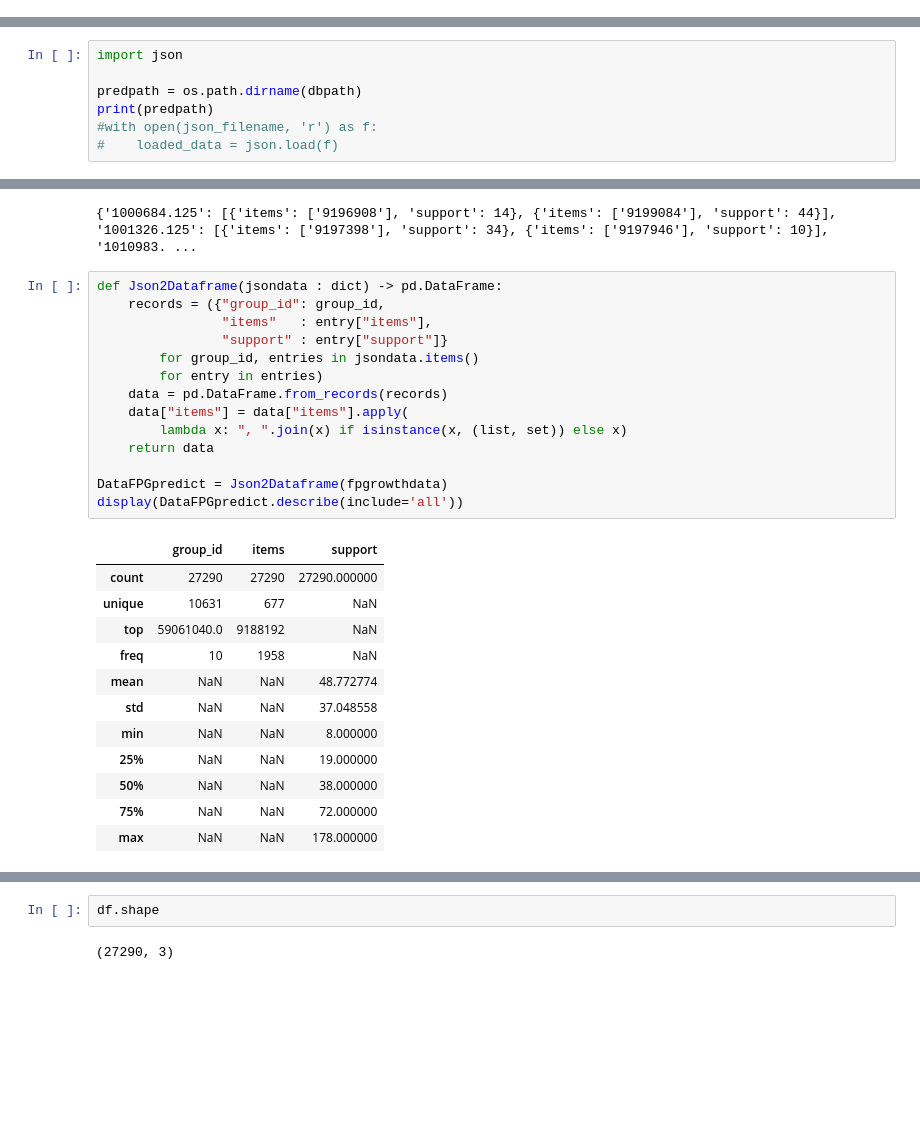
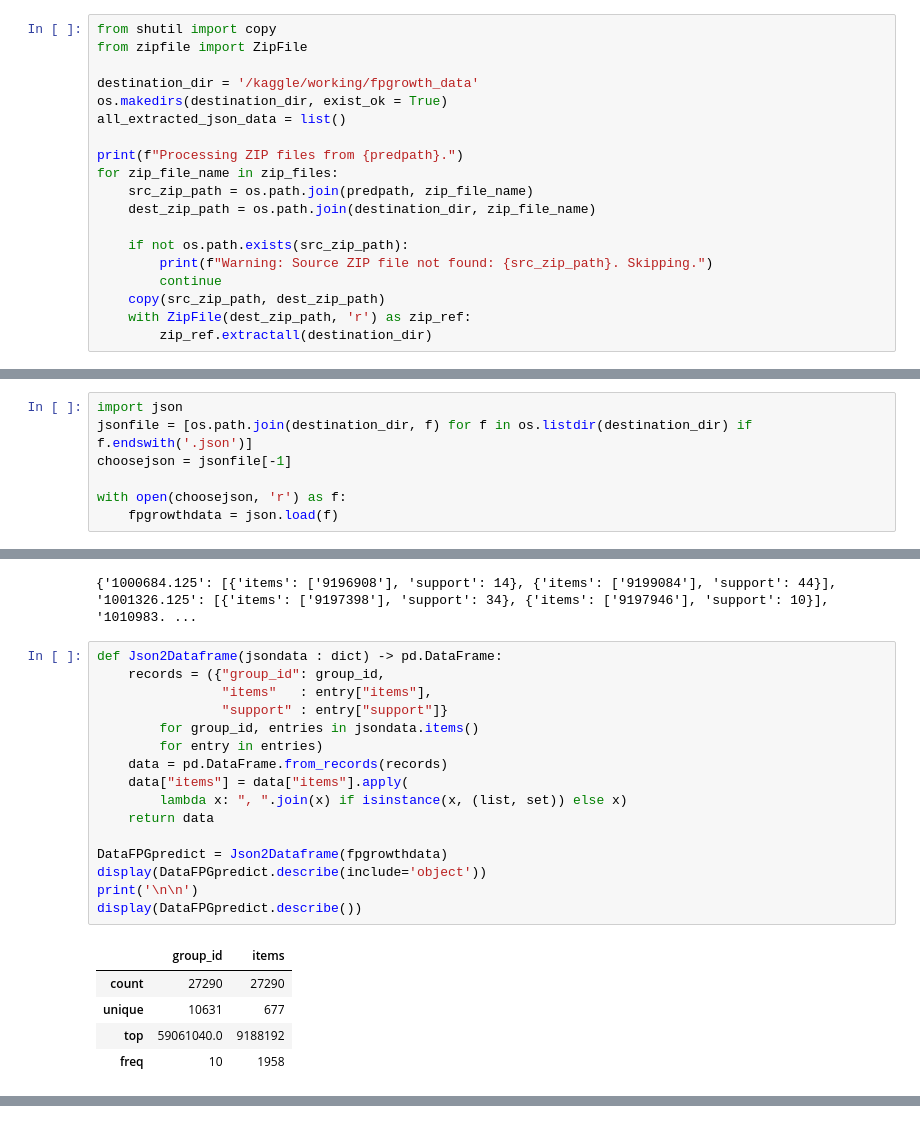
Before and after one commit to masterofray/cooprec_ml-analytics, a Jupyter notebook: notebooks/RC09_FPGrowth_Colaborative_Filtering_part02.ipynb, the cells around one changed output, grey strips where cells are left out. Cells and saved outputs as stored; diff of their text form; blank space fills up the shorter version.

```diff
--- a/notebooks/RC09_FPGrowth_Colaborative_Filtering_part02.ipynb
+++ b/notebooks/RC09_FPGrowth_Colaborative_Filtering_part02.ipynb
@@ -349,0 +399,19 @@ mas_train = db.query('SELECT * FROM FinalMasterData')
+# %%
+from shutil import copy
+from zipfile import ZipFile
+
+destination_dir = '/kaggle/working/fpgrowth_data'
+os.makedirs(destination_dir, exist_ok = True)
+all_extracted_json_data = list()
+
+print(f"Processing ZIP files from {predpath}.")
+for zip_file_name in zip_files:
+    src_zip_path = os.path.join(predpath, zip_file_name)
+    dest_zip_path = os.path.join(destination_dir, zip_file_name)
+
+    if not os.path.exists(src_zip_path):
+        print(f"Warning: Source ZIP file not found: {src_zip_path}. Skipping.")
+        continue
+    copy(src_zip_path, dest_zip_path)
+    with ZipFile(dest_zip_path, 'r') as zip_ref:
+        zip_ref.extractall(destination_dir)
@@ -350,7 +420,7 @@ mas_train = db.query('SELECT * FROM FinalMasterData')
 # %%
 import json
+jsonfile = [os.path.join(destination_dir, f) for f in os.listdir(destination_dir) if f.endswith('.json')]
+choosejson = jsonfile[-1]
 
-predpath = os.path.dirname(dbpath)
-print(predpath)
-#with open(json_filename, 'r') as f:
-#    loaded_data = json.load(f)
+with open(choosejson, 'r') as f:
+    fpgrowthdata = json.load(f)
@@ -422,27 +441,22 @@ a = dictslice(fpgrowthdata, 3)
 # %%
 def Json2Dataframe(jsondata : dict) -> pd.DataFrame:
     records = ({"group_id": group_id,
                 "items"   : entry["items"],
                 "support" : entry["support"]}
         for group_id, entries in jsondata.items()
         for entry in entries)
     data = pd.DataFrame.from_records(records)
     data["items"] = data["items"].apply(
         lambda x: ", ".join(x) if isinstance(x, (list, set)) else x)
     return data
 
 DataFPGpredict = Json2Dataframe(fpgrowthdata)
-display(DataFPGpredict.describe(include='all'))
+display(DataFPGpredict.describe(include='object'))
+print('\n\n')
+display(DataFPGpredict.describe())
 # %% [output]
-|  | group_id | items | support |
-| count | 27290 | 27290 | 27290.000000 |
-| unique | 10631 | 677 | NaN |
-| top | 59061040.0 | 9188192 | NaN |
-| freq | 10 | 1958 | NaN |
-| mean | NaN | NaN | 48.772774 |
-| std | NaN | NaN | 37.048558 |
-| min | NaN | NaN | 8.000000 |
-| 25% | NaN | NaN | 19.000000 |
-| 50% | NaN | NaN | 38.000000 |
-| 75% | NaN | NaN | 72.000000 |
-| max | NaN | NaN | 178.000000 |
+|  | group_id | items |
+| count | 27290 | 27290 |
+| unique | 10631 | 677 |
+| top | 59061040.0 | 9188192 |
+| freq | 10 | 1958 |
@@ -449,4 +471,0 @@ display(DataFPGpredict.describe(include='all'))
-# %%
-df.shape
-# %% [output]
-(27290, 3)
```
Also changed, not shown: parts of 38 cells of this notebook.
